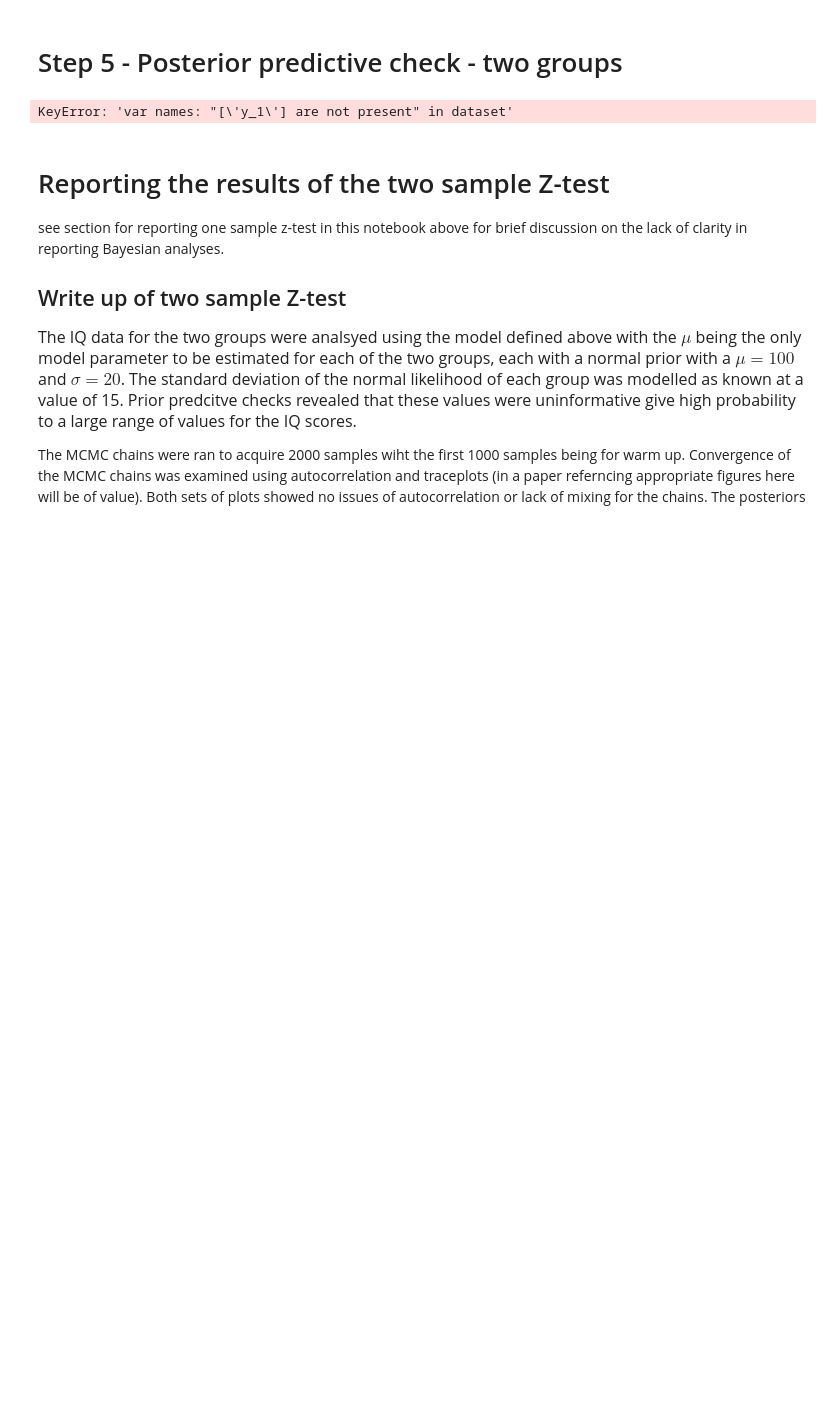
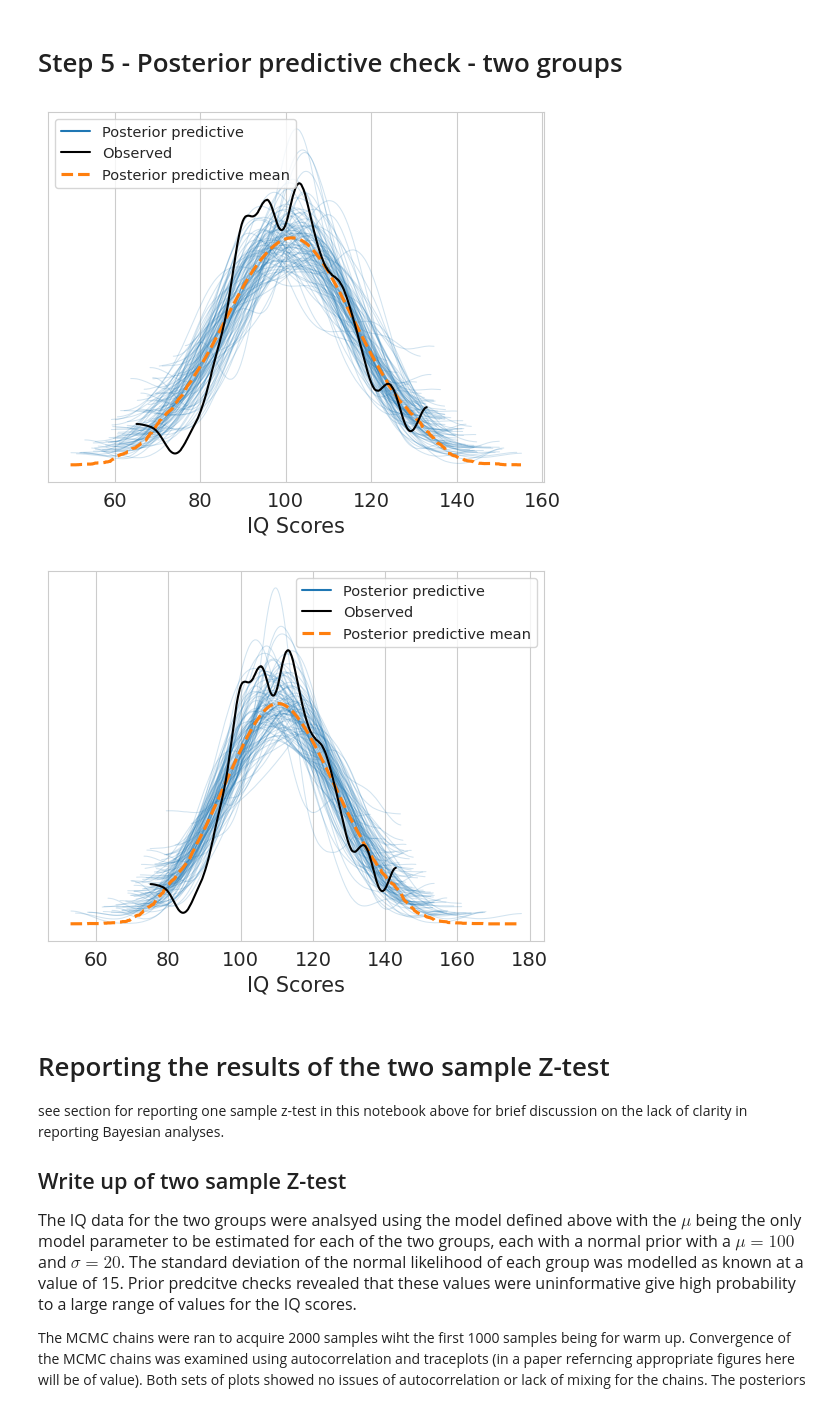
Before and after one commit to ebrlab/Statistical-methods-for-research-workers-bayes-for-psychologists-and-neuroscientists, a Jupyter notebook: Chapter_1_-_Z-test/Ch1_Bayesian Z-test.ipynb, the cells around one changed output. Saved outputs shown, nothing was run; the diff lists cells and outputs as text; code cells hidden in the pictures; blank space fills up the shorter version.

Commit message:
plot_ppc error fixed

```diff
--- a/Chapter_1_-_Z-test/Ch1_Bayesian Z-test.ipynb
+++ b/Chapter_1_-_Z-test/Ch1_Bayesian Z-test.ipynb
@@ -404,20 +412,23 @@ Rank plots show good results with little disturbance from uniform distributions.
 # %%
 idata2 = az.from_cmdstanpy(
     posterior=fit_2,
     posterior_predictive=["y1rep"],
     observed_data={"y_1": IQ}
 )
-az.plot_ppc(idata2, num_pp_samples = 100);
+
+az.plot_ppc(idata2, data_pairs = {"y_1" : "y1rep"}, num_pp_samples = 100);
 plt.xlabel("IQ Scores");
-"""
-idata3 = az.from_pystan(posterior = fit_2,posterior_model=sm_2, posterior_predictive = ['y2rep'],
-                        observed_data = 'y_2')
 
-az.plot_ppc(idata3, data_pairs = {"y_2" : "y2rep"}, num_pp_samples = 100);
+idata2 = az.from_cmdstanpy(
+    posterior=fit_2,
+    posterior_predictive=["y2rep"],
+    observed_data={"y_2": IQ_2}
+)
+az.plot_ppc(idata2, data_pairs = {"y_2" : "y2rep"}, num_pp_samples = 100);
 plt.xlabel("IQ Scores");
-"""
 # %% [output]
-KeyError: 'var names: "[\'y_1\'] are not present" in dataset'
+[figure, added]
+[figure, added]
 # %% [markdown]
 # Reporting the results of the two sample Z-test
 see section for reporting one sample z-test in this notebook above for brief discussion on the lack of clarity in reporting Bayesian analyses.
```
Also changed, not shown: parts of 1 cell of this notebook.
